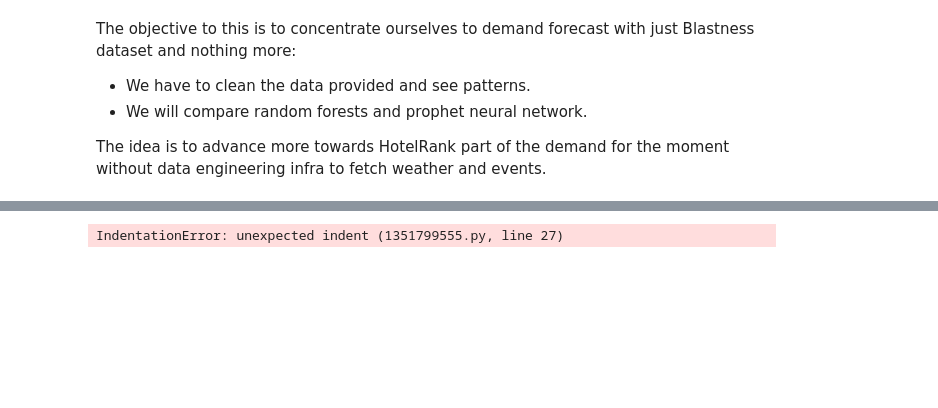
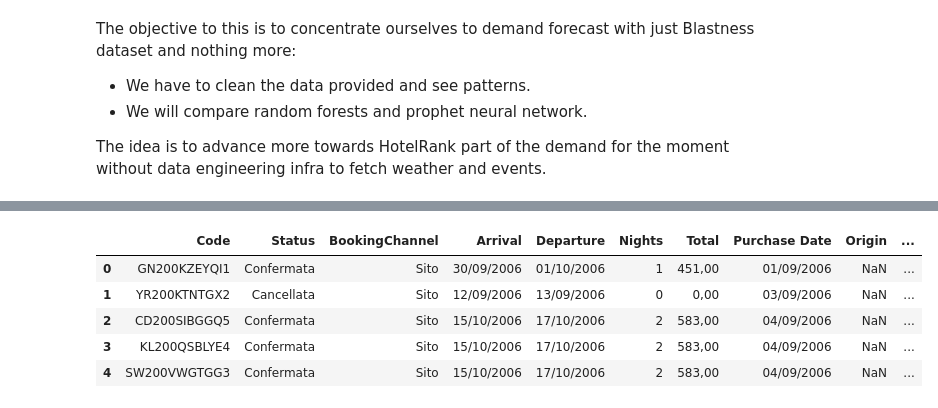
Before and after one commit to CCT-Dublin/capstone-project-feb-2024-pt-giorgiozoppi, a Jupyter notebook: DataExplationAndModel.ipynb, the cells around one changed output, grey strips where cells are left out. Drawn from its saved outputs; the diff is of its cells as text; code cells hidden in the pictures; blank space fills up the shorter version.

```diff
--- a/DataExplationAndModel.ipynb
+++ b/DataExplationAndModel.ipynb
@@ -28,29 +28,41 @@ Could not install bamboolib Jupyter Notebook extension because Jupyter Notebook
 # %%
 
 import os
 import glob
 import pandas as pd
 filelist = glob.glob('./hoteldataset/*.csv')
 hotelsbookings = []
 column_mapping = {
     'Codice': 'Code',
     'Status': 'Status',
-    'Tipo di canale': 'Channel Type',
-    'Canale': 'Channel',
+    'Canale': 'BookingChannel',
     'Arrivo': 'Arrival',
     'Partenza': 'Departure',
     'Notti': 'Nights',
     'Totale': 'Total',
     'Data acquisto': 'Purchase Date',
     'Origine': 'Origin',
-    'Dispositivo': 'Device',
+    'Dispositivo': 'BoookingDevice',
     'Data Ultima Modifica/Cancellazione': 'Last Modification/Cancellation Date'
 }
-for f in filelist:
+for idx,f in enumerate(filelist):
     df = pd.read_csv(f)
     select_columns = list(column_mapping.keys())
     current_df = df[select_columns]
-    current_df.rename(columns=column_mapping, inplace=True)
-    hotelsbookings.append(current_df)
+    remap = current_df.rename(columns=column_mapping)
+    hotel_id = ""
+    if idx < 9:
+        hotel_id=f'00{idx+1}'
+    else:
+        hotel_id=f'0{idx+1}'
+
+    remap['HotelId'] = hotel_id
+    hotelsbookings.append(remap)
+hotelsbookings[9].head()
 # %% [output]
-IndentationError: unexpected indent (1351799555.py, line 27)
+|  | Code | Status | BookingChannel | Arrival | Departure | Nights | Total | Purchase Date | Origin | ... |
+| 0 | GN200KZEYQI1 | Confermata | Sito | 30/09/2006 | 01/10/2006 | 1 | 451,00 | 01/09/2006 | NaN | ... |
+| 1 | YR200KTNTGX2 | Cancellata | Sito | 12/09/2006 | 13/09/2006 | 0 | 0,00 | 03/09/2006 | NaN | ... |
+| 2 | CD200SIBGGQ5 | Confermata | Sito | 15/10/2006 | 17/10/2006 | 2 | 583,00 | 04/09/2006 | NaN | ... |
+| 3 | KL200QSBLYE4 | Confermata | Sito | 15/10/2006 | 17/10/2006 | 2 | 583,00 | 04/09/2006 | NaN | ... |
+| 4 | SW200VWGTGG3 | Confermata | Sito | 15/10/2006 | 17/10/2006 | 2 | 583,00 | 04/09/2006 | NaN | ... |
```
Also changed, not shown: parts of 5 cells of this notebook.
